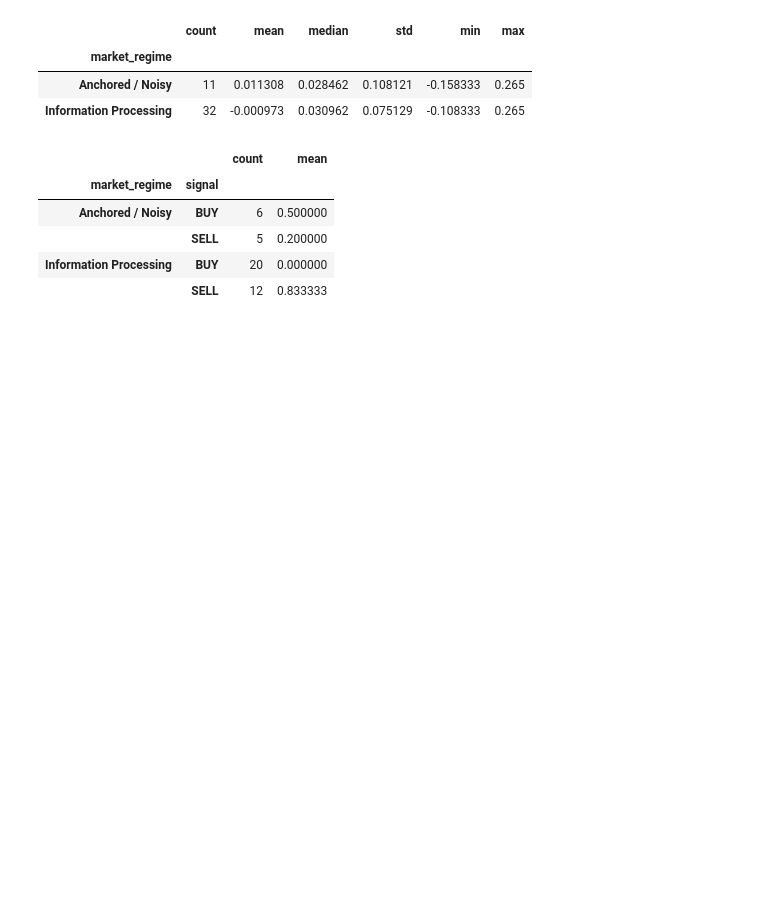
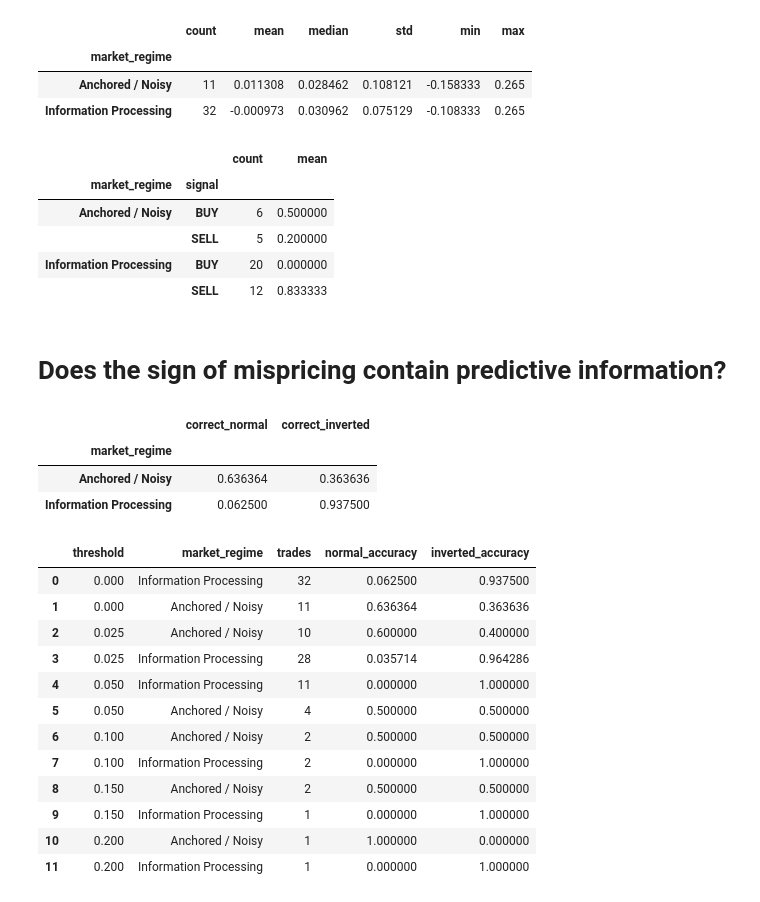
Before and after one commit to ADRIANVM117/data-science-portfolio, a Jupyter notebook: v3_alpha_discovery/notebooks/01_Regime_Conditioned_Alpha_Setup.ipynb, the cells around one changed output. Saved outputs shown, nothing was run; the diff lists cells and outputs as text; code cells hidden in the pictures; blank space fills up the shorter version.

```diff
--- a/v3_alpha_discovery/notebooks/01_Regime_Conditioned_Alpha_Setup.ipynb
+++ b/v3_alpha_discovery/notebooks/01_Regime_Conditioned_Alpha_Setup.ipynb
@@ -229,3 +227,61 @@ regime_alpha.groupby(["market_regime", "signal"])["outcome"].agg(["count", "mean
 |  | SELL | 5 | 0.200000 |
 | Information Processing | BUY | 20 | 0.000000 |
 |  | SELL | 12 | 0.833333 |
+# %% [markdown]
+ # Does the sign of mispricing contain predictive information?
+# %%
+# Normal directional signal
+regime_alpha["pred_normal"] = np.where(regime_alpha["mispricing"] > 0, 1, 0)
+# Inverted directional signal
+regime_alpha["pred_inverted"] = np.where(regime_alpha["mispricing"] > 0, 0, 1)
+regime_alpha["correct_normal"] = (regime_alpha["pred_normal"] == regime_alpha["outcome"])
+regime_alpha["correct_inverted"] = (regime_alpha["pred_inverted"] == regime_alpha["outcome"])
+
+accuracy_by_regime = regime_alpha.groupby("market_regime")[["correct_normal", "correct_inverted"]].mean()
+accuracy_by_regime
+# %% [output]
+|  | correct_normal | correct_inverted |
+| market_regime |  |  |
+| Anchored / Noisy | 0.636364 | 0.363636 |
+| Information Processing | 0.062500 | 0.937500 |
+# %%
+thresholds = [0.00, 0.025, 0.05, 0.10, 0.15, 0.20]
+
+results = []
+
+for t in thresholds:
+    temp = regime_alpha[regime_alpha["abs_mispricing"] >= t].copy()
+
+    for regime in temp["market_regime"].unique():
+        subset = temp[temp["market_regime"] == regime]
+
+        if len(subset) == 0:
+            continue
+
+        normal_acc = (subset["pred_normal"] == subset["outcome"]).mean()
+        inverted_acc = (subset["pred_inverted"] == subset["outcome"]).mean()
+
+        results.append({
+            "threshold": t,
+            "market_regime": regime,
+            "trades": len(subset),
+            "normal_accuracy": normal_acc,
+            "inverted_accuracy": inverted_acc
+        })
+
+threshold_results = pd.DataFrame(results)
+threshold_results
+# %% [output]
+|  | threshold | market_regime | trades | normal_accuracy | inverted_accuracy |
+| 0 | 0.000 | Information Processing | 32 | 0.062500 | 0.937500 |
+| 1 | 0.000 | Anchored / Noisy | 11 | 0.636364 | 0.363636 |
+| 2 | 0.025 | Anchored / Noisy | 10 | 0.600000 | 0.400000 |
+| 3 | 0.025 | Information Processing | 28 | 0.035714 | 0.964286 |
+| 4 | 0.050 | Information Processing | 11 | 0.000000 | 1.000000 |
+| 5 | 0.050 | Anchored / Noisy | 4 | 0.500000 | 0.500000 |
+| 6 | 0.100 | Anchored / Noisy | 2 | 0.500000 | 0.500000 |
+| 7 | 0.100 | Information Processing | 2 | 0.000000 | 1.000000 |
+| 8 | 0.150 | Anchored / Noisy | 2 | 0.500000 | 0.500000 |
+| 9 | 0.150 | Information Processing | 1 | 0.000000 | 1.000000 |
+| 10 | 0.200 | Anchored / Noisy | 1 | 1.000000 | 0.000000 |
+| 11 | 0.200 | Information Processing | 1 | 0.000000 | 1.000000 |
```
Also changed, not shown: parts of 16 cells of this notebook, 1 other file.
